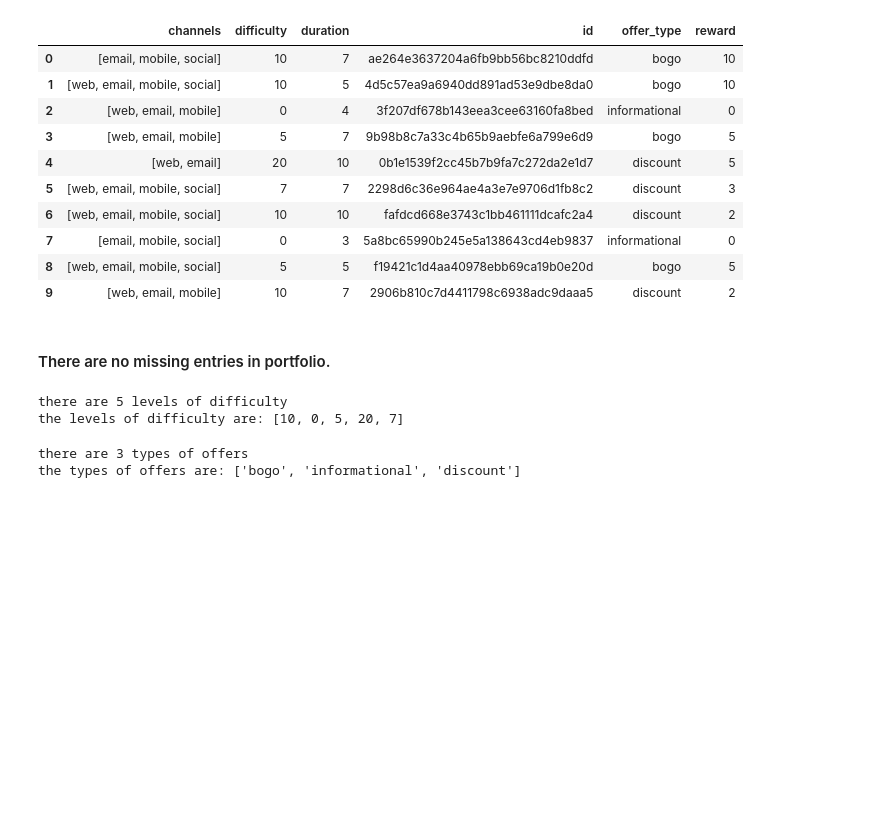
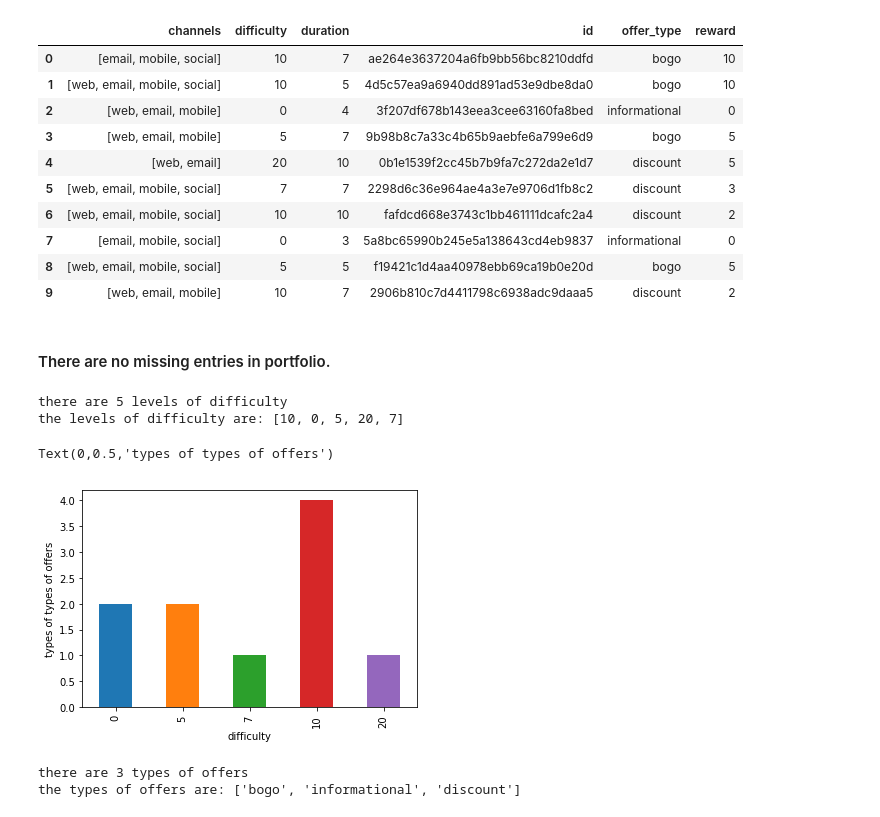
Before and after one commit to a1pat/Starbucks-Capstone, a Jupyter notebook: Starbucks_Capstone_notebook.ipynb, the cells around one changed output. Drawn from its saved outputs; the diff is of its cells as text; code cells hidden in the pictures; blank space fills up the shorter version.

```diff
--- a/Starbucks_Capstone_notebook.ipynb
+++ b/Starbucks_Capstone_notebook.ipynb
@@ -115,6 +115,13 @@ print('the levels of difficulty are: {}'.format(portfolio['difficulty'].unique()
 # %% [output]
 there are 5 levels of difficulty
 the levels of difficulty are: [10, 0, 5, 20, 7]
+# %%
+portfolio.groupby('difficulty')['id'].count().plot(kind='bar')
+plt.xlabel('difficulty')
+plt.ylabel('types of types of offers')
+# %% [output]
+Text(0,0.5,'types of types of offers')
+[figure, added]
 # %%
 # what are the offer types?
 print('there are {} types of offers'.format(portfolio['offer_type'].nunique()))
```
Also changed, not shown: parts of 8 cells of this notebook.
